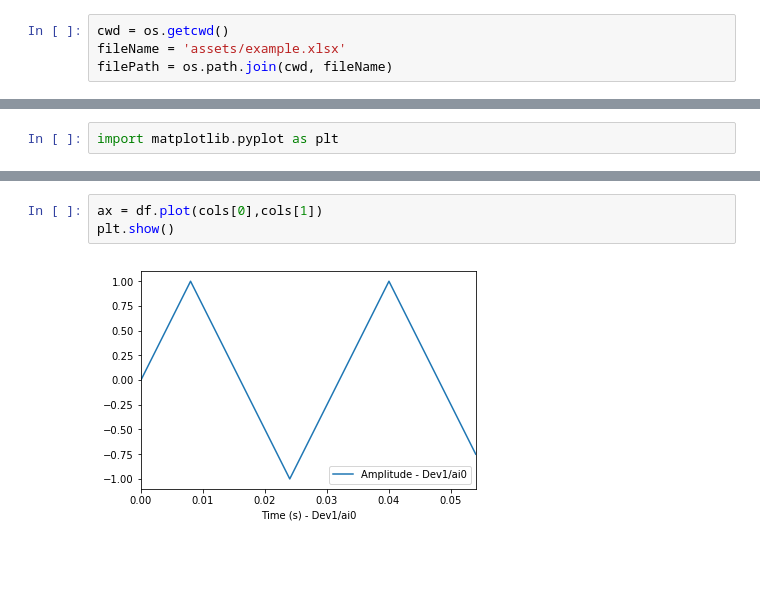
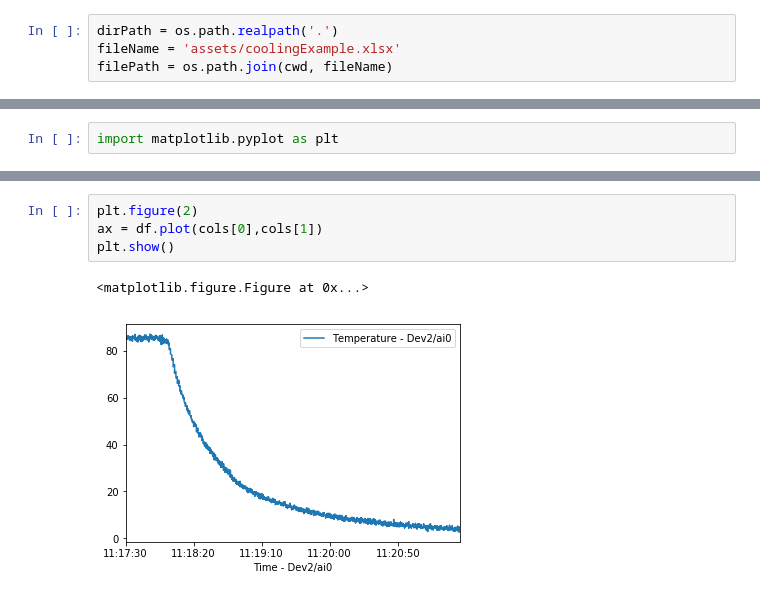
Before and after one commit to rocketproplab/Guides, a Jupyter notebook: jupyterNotebooks/python/excelToPandas.ipynb, the cells around one changed output, grey strips where cells are left out. Cells and saved outputs as stored; diff of their text form; blank space fills up the shorter version.

```diff
--- a/jupyterNotebooks/python/excelToPandas.ipynb
+++ b/jupyterNotebooks/python/excelToPandas.ipynb
@@ -18,8 +18,8 @@ import os
 ### Step 2
 Now lets create a variable, <code>filePath</code>, that is a string containing the full path to the file we want to import. The code below looks in the current working directory for the file given a file name input by the user. This isn't necessary, and is just included for convienence. Alternatively, user can input a full path into the <code>filePath</code> variable.
 # %%
-cwd = os.getcwd()
-fileName = 'assets/example.xlsx'
+dirPath = os.path.realpath('.')
+fileName = 'assets/coolingExample.xlsx'
 filePath = os.path.join(cwd, fileName)
 # %% [markdown]
 ### Step 3
@@ -109,5 +129,7 @@ import matplotlib.pyplot as plt
 # %%
+plt.figure(2)
 ax = df.plot(cols[0],cols[1])
 plt.show()
 # %% [output]
+<matplotlib.figure.Figure at 0x...>
-[figure, old version]
+[figure, new version]
```
Also changed, not shown: parts of 9 cells of this notebook, 3 other files.
